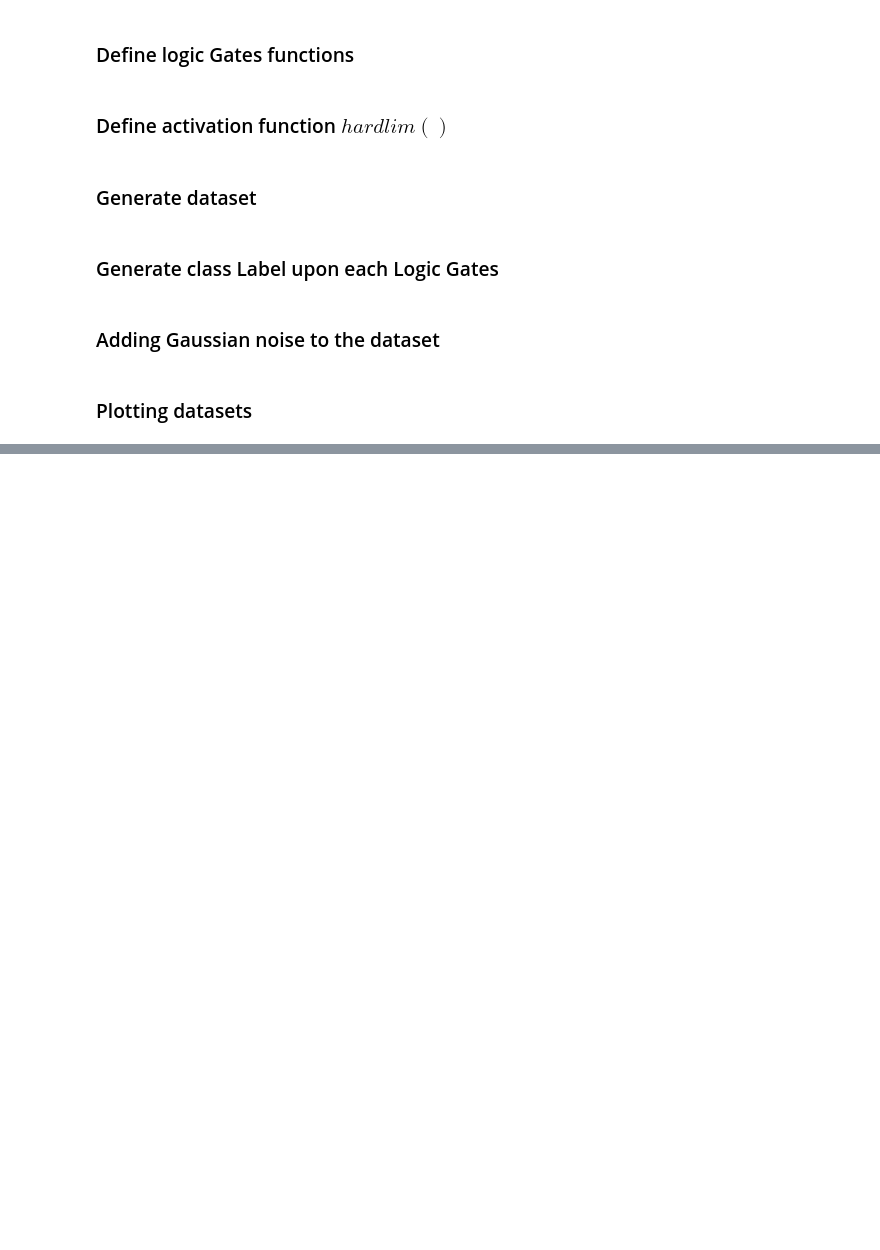
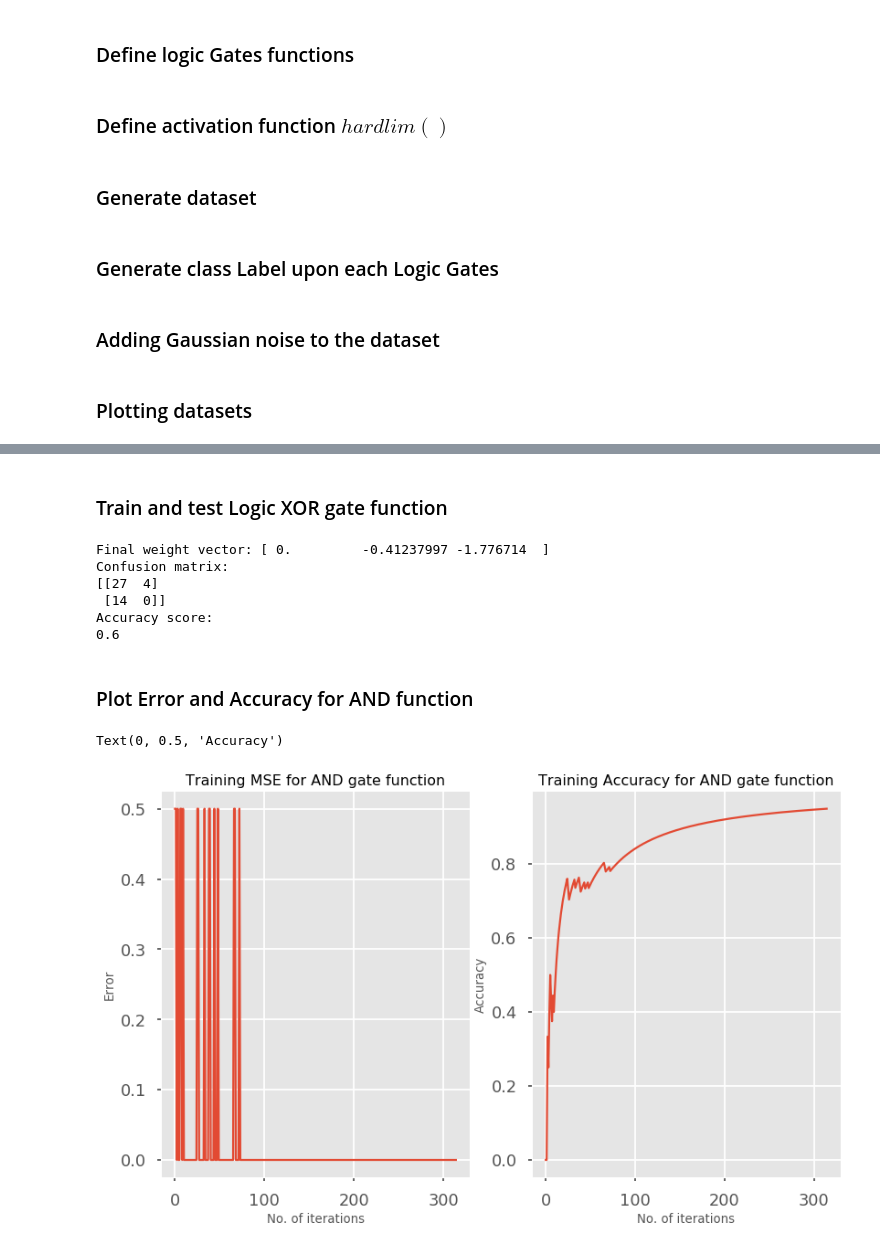
Before and after one commit to naivomah3/ml-deep-learning, a Jupyter notebook: 11-ann-perceptron/perceptron-learning.ipynb, the cells around one changed output, grey strips where cells are left out. Drawn from its saved outputs; the diff is of its cells as text; code cells hidden in the pictures; blank space fills up the shorter version.

Commit message:
update perceptron learning algorithm

```diff
--- a/11-ann-perceptron/perceptron-learning.ipynb
+++ b/11-ann-perceptron/perceptron-learning.ipynb
@@ -108,0 +157,17 @@ plt.show()
+# %%
+# Choose random weights[1, -1] (with bias[1])
+weights_and = np.array([1, -1, 1])
+# Split dataset into training and validation set
+Xand_train, Xand_test, yand_train, yand_test = train_test_split(noisy_dataset, y_and, test_size=0.3)
+# Train a perceptron model
+# Epoch = 3
+w_and, error_and, accuracy_and = fit(Xand_train, yand_train, weights_and, 3)
+# Print final Weight vector
+print("Final weight vector: {}".format(w_and))
+
+# Predict classes for the validation set
+yand_predict = predict(Xand_test, w_and)
+cm_and = confusion_matrix(yand_test, yand_predict)
+score_and = accuracy_score(yand_test, yand_predict)
+print("Confusion matrix: \n{}".format(cm_and))
+print("Accuracy score: \n{}".format(score_and))
@@ -108,0 +260,49 @@ plt.show()
+# %% [markdown]
+### Train and test Logic XOR gate function
+# %%
+# Choose random weights[3, 0] (with bias[1])
+weights_xor = np.array([3, 0, 1])
+# Split dataset into training and validation set
+Xxor_train, Xxor_test, yxor_train, yxor_test = train_test_split(noisy_dataset, y_xor, test_size=0.3)
+# Train a perceptron model
+# Epoch = 3
+w_xor, error_xor, accuracy_xor = fit(Xxor_train, yxor_train, weights_xor, 3)
+# Print final Weight vector
+print("Final weight vector: {}".format(w_xor))
+
+# Predict classes for the validation set
+yxor_predict = predict(Xxor_test, w_xor)
+cm_xor = confusion_matrix(yxor_test, yxor_predict)
+score_xor = accuracy_score(yxor_test, yxor_predict)
+print("Confusion matrix: \n{}".format(cm_xor))
+print("Accuracy score: \n{}".format(score_xor))
+# %% [output]
+Final weight vector: [ 0.         -0.41237997 -1.776714  ]
+Confusion matrix:
+[[27  4]
+ [14  0]]
+Accuracy score:
+0.6
+# %% [markdown]
+### Plot Error and Accuracy for AND function
+# %%
+# Plot the Training Error Curve
+x_ax_and = [i for i in range(0, len(error_and))]
+
+#plt.figure(dpi = 100)
+plt.figure(dpi = 80)
+plt.subplot(1,2,1)
+plt.plot(x_ax_and, error_and)
+plt.title("Training MSE for AND gate function")
+plt.xlabel("No. of iterations")
+plt.ylabel("Error")
+
+# Plot the Cumulative Training Accuracy
+plt.subplot(1,2,2)
+plt.plot(x_ax_and, accuracy_and)
+plt.title("Training Accuracy for AND gate function")
+plt.xlabel("No. of iterations")
+plt.ylabel("Accuracy")
+# %% [output]
+Text(0, 0.5, 'Accuracy')
+[figure, added]
```
Also changed, not shown: parts of 40 cells of this notebook.
